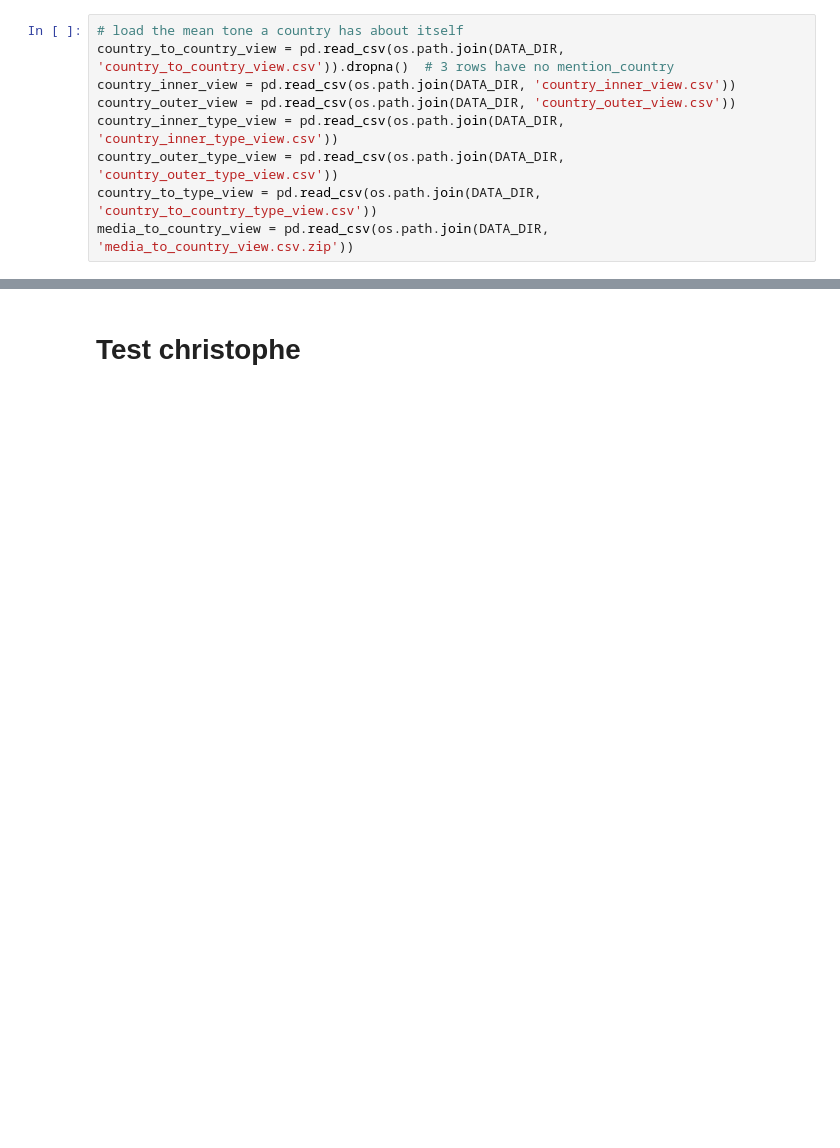
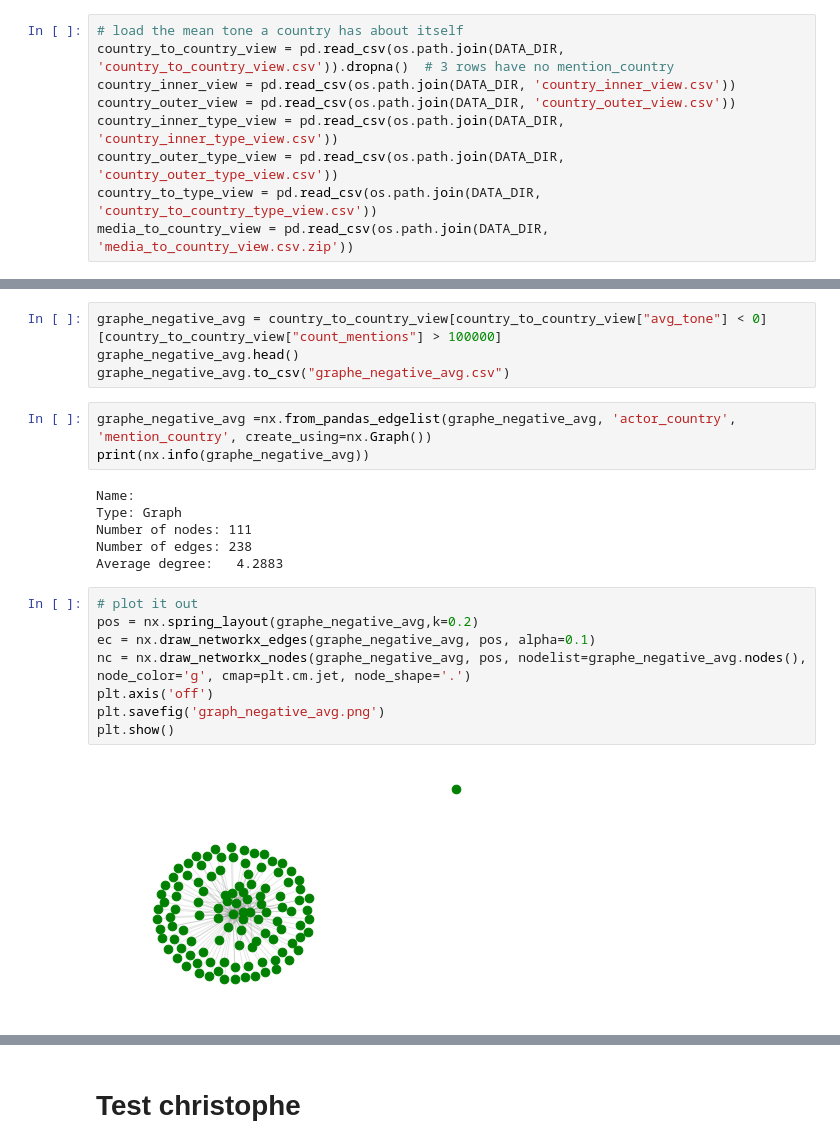
Before and after one commit to NatGr/projectAdA, a Jupyter notebook: tests_christophe.ipynb, the cells around one changed output, grey strips where cells are left out. Cells and saved outputs as stored; diff of their text form; blank space fills up the shorter version.

```diff
--- a/tests_christophe.ipynb
+++ b/tests_christophe.ipynb
@@ -24,0 +122,23 @@ media_to_country_view = pd.read_csv(os.path.join(DATA_DIR, 'media_to_country_vie
+# %%
+graphe_negative_avg = country_to_country_view[country_to_country_view["avg_tone"] < 0][country_to_country_view["count_mentions"] > 100000]
+graphe_negative_avg.head()
+graphe_negative_avg.to_csv("graphe_negative_avg.csv")
+# %%
+graphe_negative_avg =nx.from_pandas_edgelist(graphe_negative_avg, 'actor_country', 'mention_country', create_using=nx.Graph())
+print(nx.info(graphe_negative_avg))
+# %% [output]
+Name:
+Type: Graph
+Number of nodes: 111
+Number of edges: 238
+Average degree:   4.2883
+# %%
+# plot it out
+pos = nx.spring_layout(graphe_negative_avg,k=0.2)
+ec = nx.draw_networkx_edges(graphe_negative_avg, pos, alpha=0.1)
+nc = nx.draw_networkx_nodes(graphe_negative_avg, pos, nodelist=graphe_negative_avg.nodes(), node_color='g', cmap=plt.cm.jet, node_shape='.')
+plt.axis('off')
+plt.savefig('graph_negative_avg.png')
+plt.show()
+# %% [output]
+[figure, added]
```
Also changed, not shown: parts of 64 cells of this notebook.
